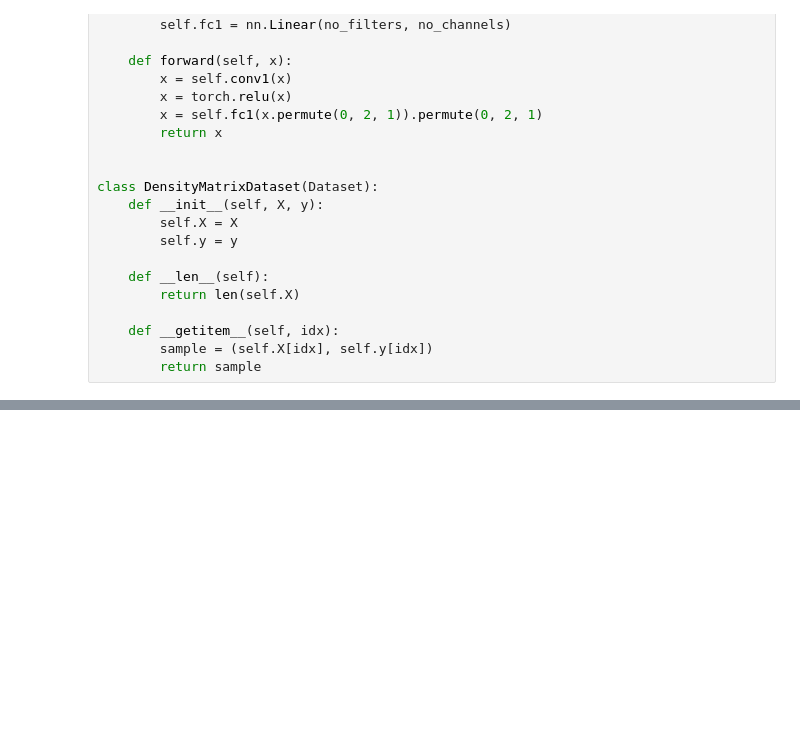
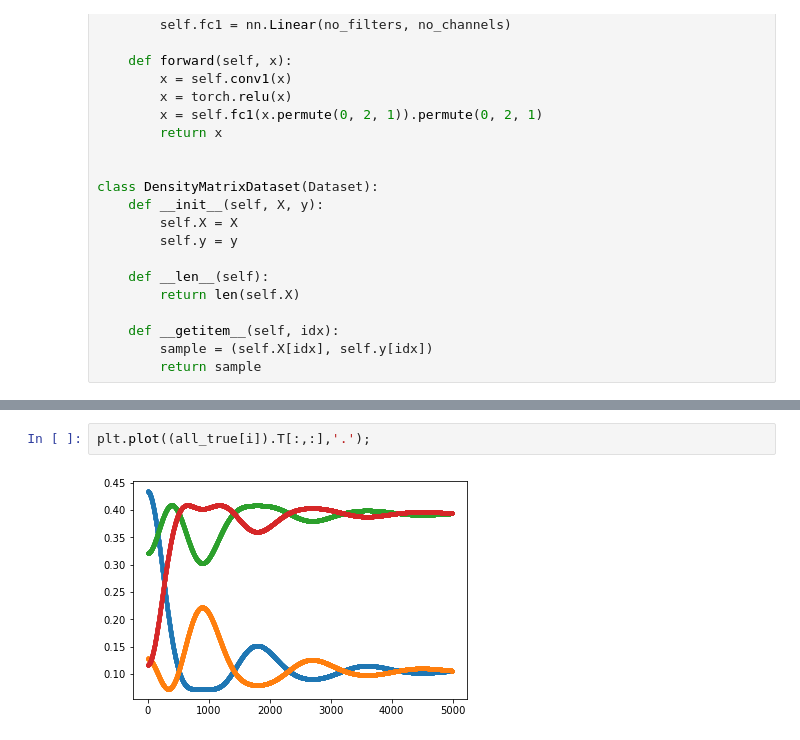
Before and after one commit to Rumoa/project_with_osvaldo, a Jupyter notebook: predicting_next_sic_povm.ipynb, the cells around one changed output, grey strips where cells are left out. Saved outputs shown, nothing was run; the diff lists cells and outputs as text; blank space fills up the shorter version.

```diff
--- a/predicting_next_sic_povm.ipynb
+++ b/predicting_next_sic_povm.ipynb
@@ -155,0 +190,4 @@ plt.show()
+# %%
+plt.plot((all_true[i]).T[:,:],'.');
+# %% [output]
+[figure, added]
```
Also changed, not shown: parts of 8 cells of this notebook.
